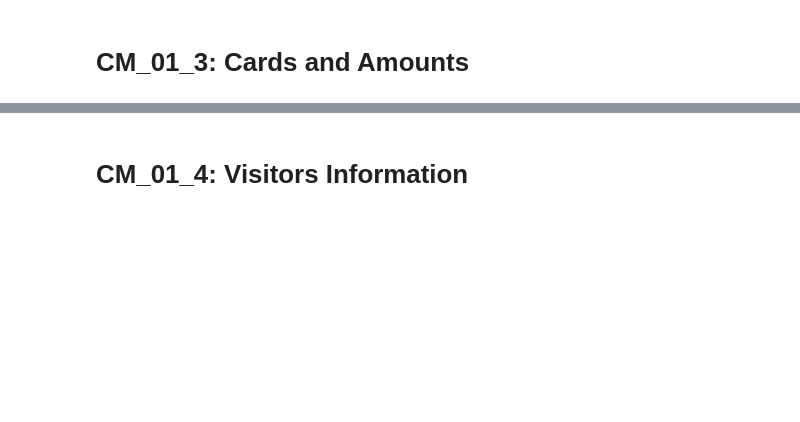
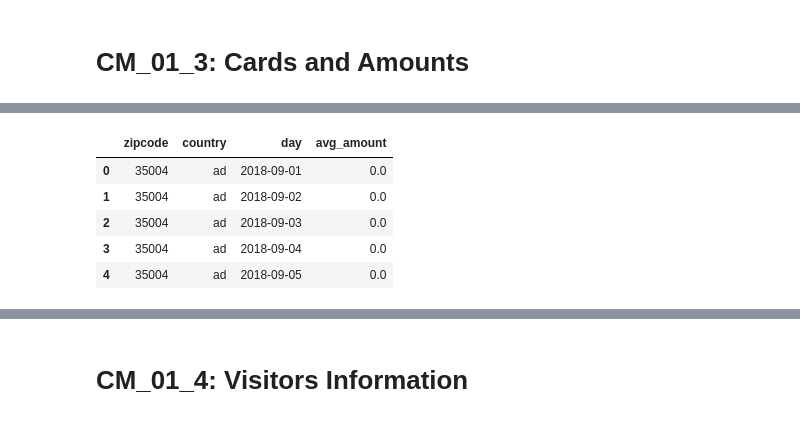
Before and after one commit to miracFence/Datathon-Gran-Canaria, a Jupyter notebook: Smart Destinations/CM_01_Analysis.ipynb, the cells around one changed output, grey strips where cells are left out. Saved outputs shown, nothing was run; the diff lists cells and outputs as text; code cells hidden in the pictures; blank space fills up the shorter version.

```diff
--- a/Smart Destinations/CM_01_Analysis.ipynb
+++ b/Smart Destinations/CM_01_Analysis.ipynb
@@ -630,12 +751,11 @@ GTPI_filtered.groupby(['country']).mean()
 # %% [markdown]
 # CM_01_3: Cards and Amounts
 # %%
-import glob
-
 listAllAmountFiles = glob.glob('../../datos/CM01_3/avg_amount*.csv')
 listAllCardFiles = glob.glob('../../datos/CM01_3/cards*.csv')
 
-amount_dict = {f: sum(1 for line in open(f)) for f in listAllAmountFiles}
-card_dict = {f: sum(1 for line in open(f)) for f in listAllCardFiles}
+combined_amount_dt = pd.concat([pd.read_csv(f) for f in listAllAmountFiles ])
+combined_card_dt = pd.concat([pd.read_csv(f) for f in listAllCardFiles ])
 
-#print(amount_dict)
+print(combined_amount_dt.describe())
+print(combined_card_dt.describe())
@@ -641,0 +781,10 @@ card_dict = {f: sum(1 for line in open(f)) for f in listAllCardFiles}
+# %%
+combined_amount_zeros = combined_amount_dt[combined_amount_dt.avg_amount == 0]
+combined_amount_zeros.head()
+# %% [output]
+|  | zipcode | country | day | avg_amount |
+| 0 | 35004 | ad | 2018-09-01 | 0.0 |
+| 1 | 35004 | ad | 2018-09-02 | 0.0 |
+| 2 | 35004 | ad | 2018-09-03 | 0.0 |
+| 3 | 35004 | ad | 2018-09-04 | 0.0 |
+| 4 | 35004 | ad | 2018-09-05 | 0.0 |
```
Also changed, not shown: parts of 10 cells of this notebook, 1 other file.
